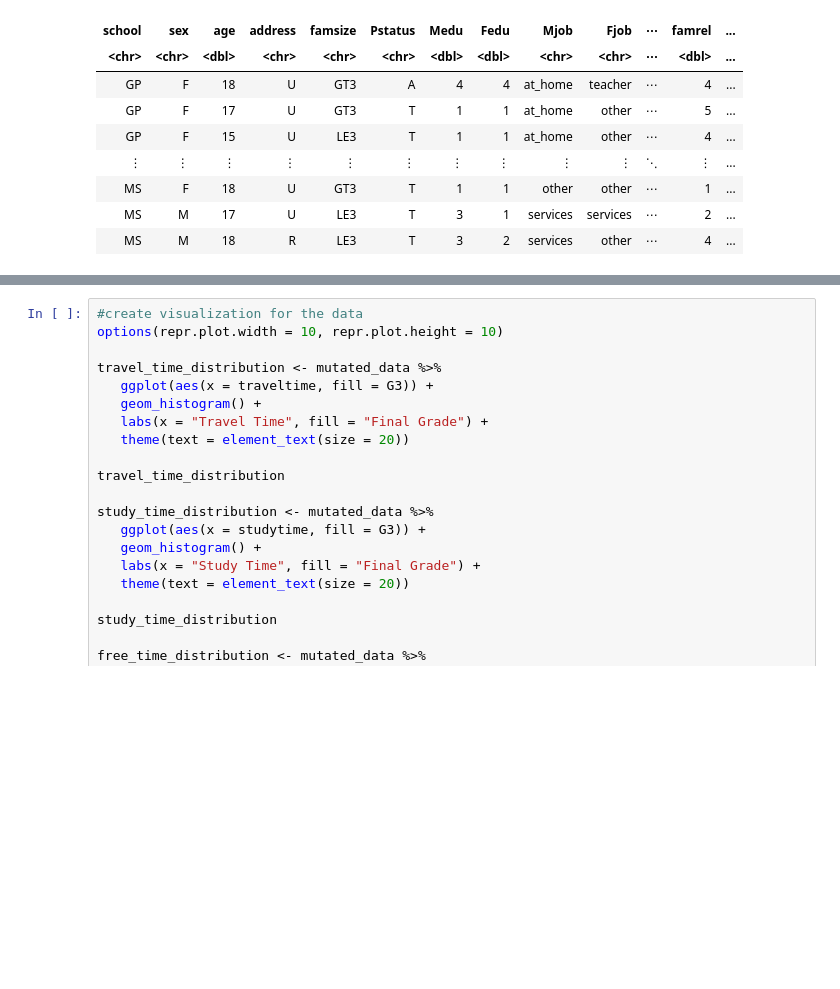
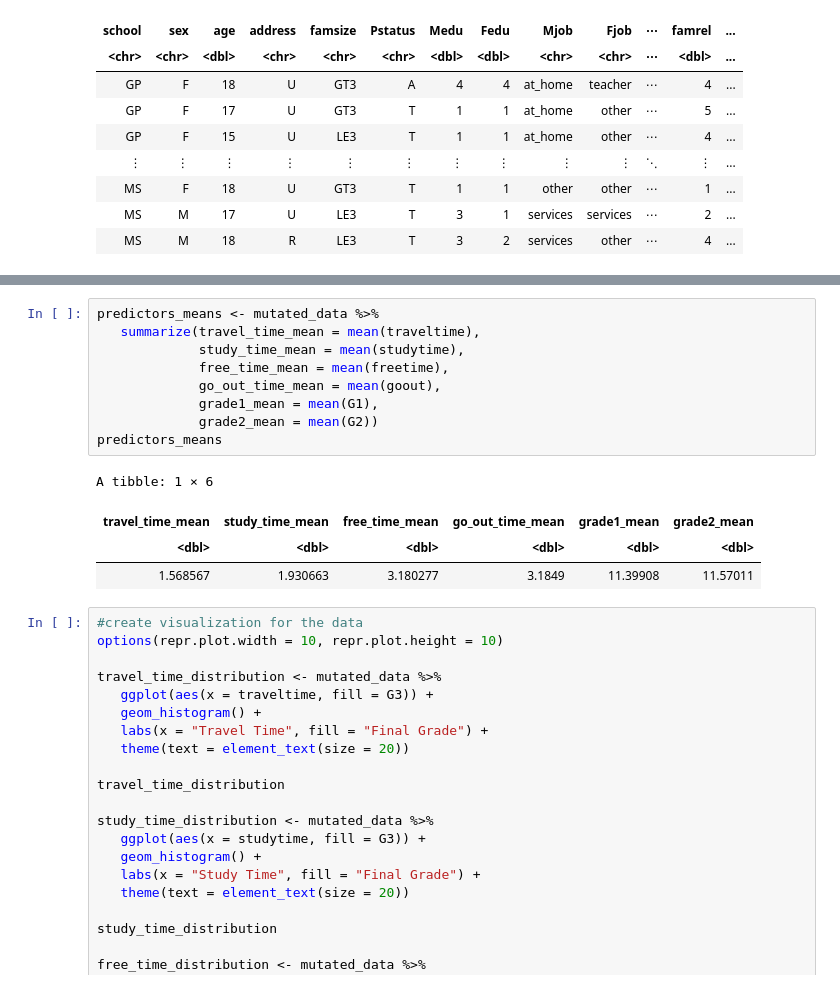
Before and after one commit to gpark8910/DSCI100_project, a Jupyter notebook: project_data.ipynb, the cells around one changed output, grey strips where cells are left out. Cells and saved outputs as stored; diff of their text form; blank space fills up the shorter version.

```diff
--- a/project_data.ipynb
+++ b/project_data.ipynb
@@ -83,3 +103,17 @@ A tibble: 649 × 7
+# %%
+predictors_means <- mutated_data %>%
+   summarize(travel_time_mean = mean(traveltime),
+             study_time_mean = mean(studytime),
+             free_time_mean = mean(freetime),
+             go_out_time_mean = mean(goout),
+             grade1_mean = mean(G1),
+             grade2_mean = mean(G2))
+predictors_means
+# %% [output]
+A tibble: 1 × 6
+| travel_time_mean | study_time_mean | free_time_mean | go_out_time_mean | grade1_mean | grade2_mean |
+| <dbl> | <dbl> | <dbl> | <dbl> | <dbl> | <dbl> |
+| 1.568567 | 1.930663 | 3.180277 | 3.1849 | 11.39908 | 11.57011 |
 # %%
 #create visualization for the data
 options(repr.plot.width = 10, repr.plot.height = 10)
```
Also changed, not shown: parts of 1 cell of this notebook.
